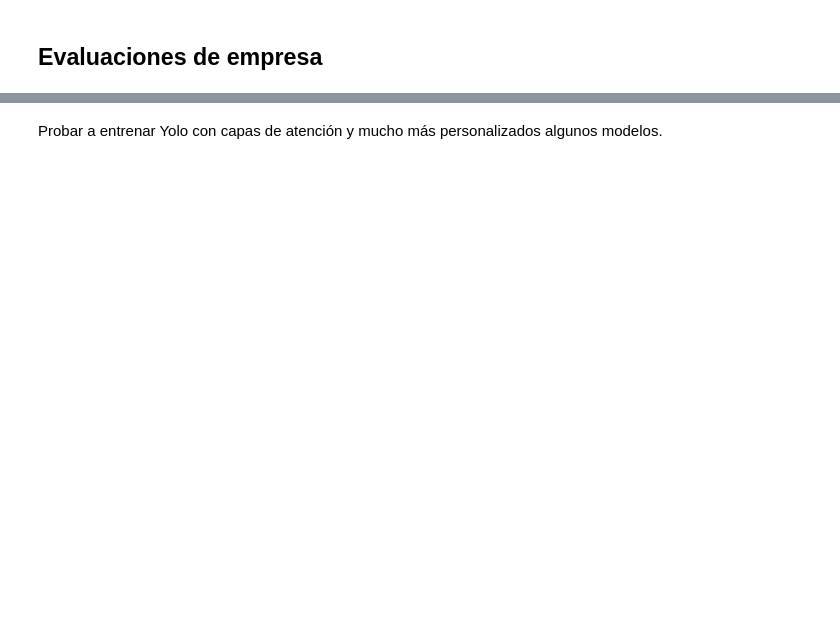
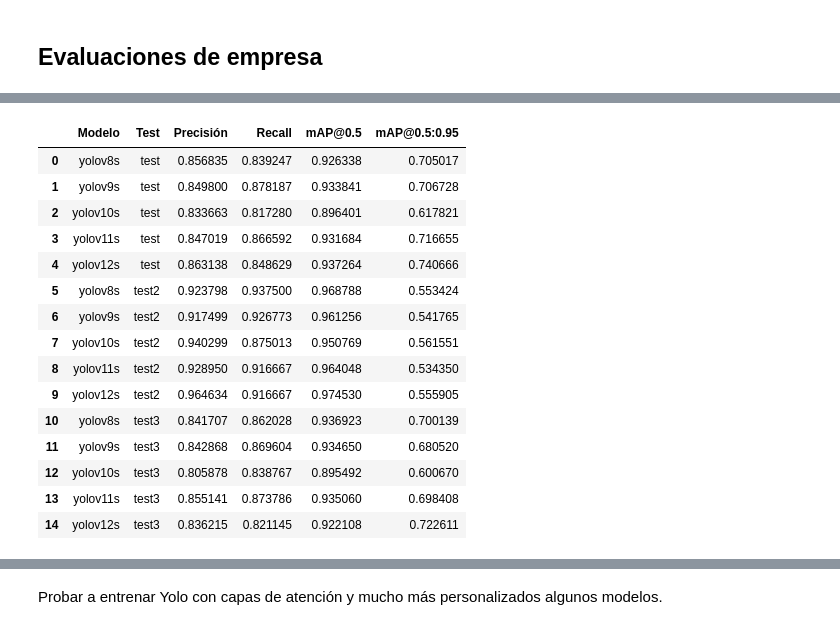
Before and after one commit to AigarciabFabero/TFM, a Jupyter notebook: 04.Codigo/YolovX.ipynb, the cells around one changed output, grey strips where cells are left out. Drawn from its saved outputs; the diff is of its cells as text; code cells hidden in the pictures; blank space fills up the shorter version.

```diff
--- a/04.Codigo/YolovX.ipynb
+++ b/04.Codigo/YolovX.ipynb
@@ -91,19 +91,21 @@ Dispositivo CUDA: NVIDIA GeForce RTX 3050 Laptop GPU
 # %% [markdown]
 ### **Configuración**
 # %%
-selected_model = "yolov12sy"
-model_dir = "yolo_output/yolo_models"
-# model_path = os.path.join(model_dir, f"{selected_model}.pt")
-model_path = os.path.join(model_dir, f"{selected_model}.yaml")
+selected_model = "yolov10s"
+model_dir = "yolo/yolo_models"
+model_path = os.path.join(model_dir, f"{selected_model}.pt")
+# model_path = os.path.join(model_dir, f"{selected_model}.yaml")
 
 if selected_model not in config.models:
-    model = YOLO(f"{selected_model}.yaml")
+    model = YOLO(f"{selected_model}.pt")
+    # model = YOLO(f"{selected_model}.yaml")
 
     if not os.path.exists(model_dir):
         os.makedirs(model_dir)
 
     if not os.path.exists(model_path):
-        shutil.move(f"{selected_model}.yaml", model_path)
+        shutil.move(f"{selected_model}.pt", model_path)
+        # shutil.move(f"{selected_model}.yaml", model_path)
 else:
     model = YOLO(config.models[selected_model])
 # %% [markdown]
@@ -114,6 +116,7 @@ best_params_path = f"optuna/optuna_studies/{selected_model}_best_params.json"
 image_optuna_path = f'optuna/optuna_plots/optimization_{selected_model}.png'
 model_output = f"final_model_{selected_model}"
 model_output_kfold = model_output + "_kfold"
+name_best_params = f"best_params_{selected_model}"
 # %% [markdown]
 ### **Optuna**
 # %%
@@ -362,4 +288,6 @@ best_params = {
 # %%
+params = getattr(config, name_best_params)
+
 model.train(
     data="cells.yaml",
     epochs=config.EPOCH_TRAIN,
@@ -367,7 +295,7 @@ model.train(
     batch=config.BATCH,
     name=model_output,
     save=True,
-    **best_params
+    **params
 )
 # %% [output]
 New https://pypi.org/project/ultralytics/8.3.176 available  Update with 'pip install -U ultralytics'
@@ -579,0 +360,21 @@ probar con optuna varios batch con: ``batch = trial.suggest_categorical('batch',
+# %%
+tests = ["test", "test2", "test3"]
+results = []
+for test in tests:
+    for name, path in config.final_model_path.items():
+        model = YOLO(path)
+        metrics = model.val(
+            data="cells.yaml",
+            split=test,
+            imgsz=config.IMGSZ,
+            batch=config.BATCH,
+            name=f"eval_{name}_{test}"
+        )
+        results.append({
+            "Modelo": name,
+            "Test": test,
+            "Precisión": metrics.box.mp,
+            "Recall": metrics.box.mr,
+            "mAP@0.5": metrics.box.map50,
+            "mAP@0.5:0.95": metrics.box.map
+        })
@@ -579,0 +447,20 @@ probar con optuna varios batch con: ``batch = trial.suggest_categorical('batch',
+# %%
+df = pd.DataFrame(results)
+display(df)
+# %% [output]
+|  | Modelo | Test | Precisión | Recall | mAP@0.5 | mAP@0.5:0.95 |
+| 0 | yolov8s | test | 0.856835 | 0.839247 | 0.926338 | 0.705017 |
+| 1 | yolov9s | test | 0.849800 | 0.878187 | 0.933841 | 0.706728 |
+| 2 | yolov10s | test | 0.833663 | 0.817280 | 0.896401 | 0.617821 |
+| 3 | yolov11s | test | 0.847019 | 0.866592 | 0.931684 | 0.716655 |
+| 4 | yolov12s | test | 0.863138 | 0.848629 | 0.937264 | 0.740666 |
+| 5 | yolov8s | test2 | 0.923798 | 0.937500 | 0.968788 | 0.553424 |
+| 6 | yolov9s | test2 | 0.917499 | 0.926773 | 0.961256 | 0.541765 |
+| 7 | yolov10s | test2 | 0.940299 | 0.875013 | 0.950769 | 0.561551 |
+| 8 | yolov11s | test2 | 0.928950 | 0.916667 | 0.964048 | 0.534350 |
+| 9 | yolov12s | test2 | 0.964634 | 0.916667 | 0.974530 | 0.555905 |
+| 10 | yolov8s | test3 | 0.841707 | 0.862028 | 0.936923 | 0.700139 |
+| 11 | yolov9s | test3 | 0.842868 | 0.869604 | 0.934650 | 0.680520 |
+| 12 | yolov10s | test3 | 0.805878 | 0.838767 | 0.895492 | 0.600670 |
+| 13 | yolov11s | test3 | 0.855141 | 0.873786 | 0.935060 | 0.698408 |
+| 14 | yolov12s | test3 | 0.836215 | 0.821145 | 0.922108 | 0.722611 |
```
Also changed, not shown: parts of 13 cells of this notebook, 18 other files.
